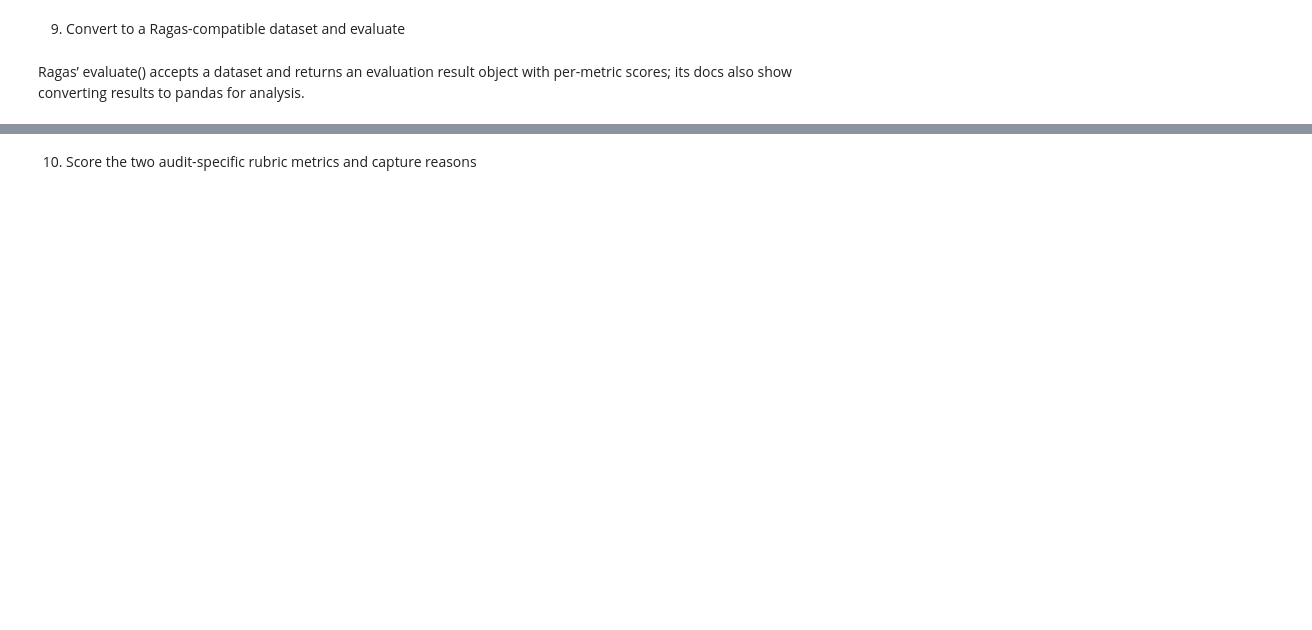
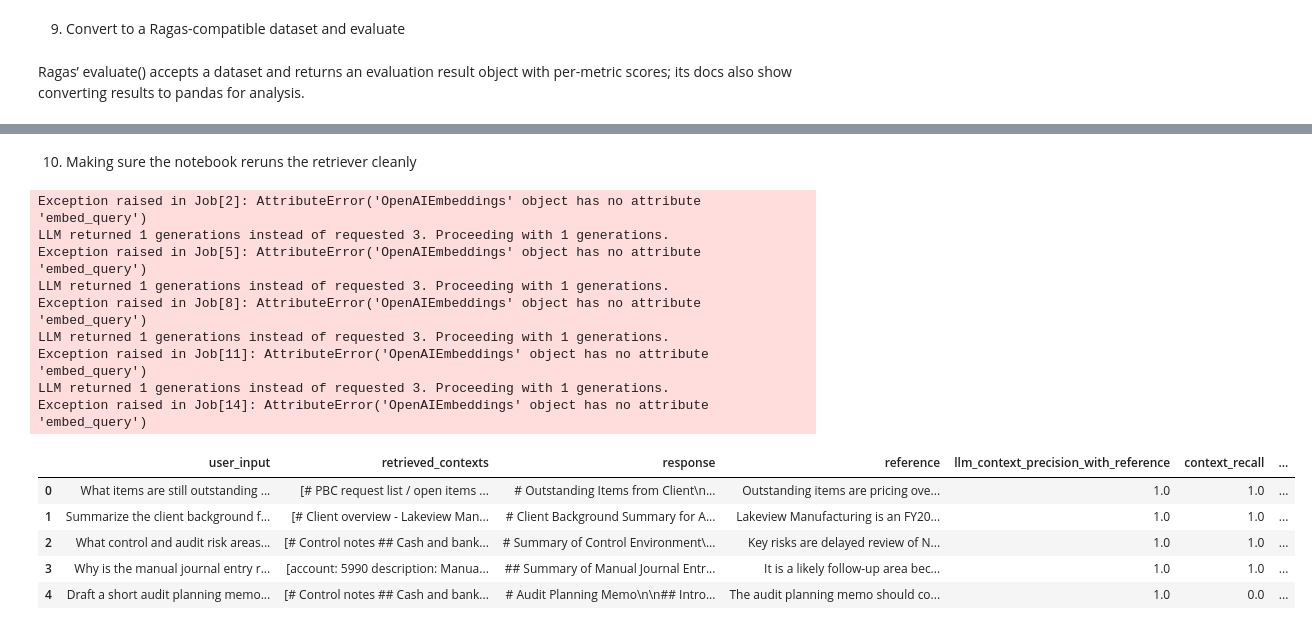
Before and after one commit to KrishanuSinha/Krishanu_AIE9_Assignments, a Jupyter notebook: swarmmate_audit_workpaper_adapter/swarmmate_audit_workpaper_adapter/SwarmMate_project_metric_catalog.ipynb, the cells around one changed output, grey strips where cells are left out. Drawn from its saved outputs; the diff is of its cells as text; code cells hidden in the pictures; blank space fills up the shorter version.

```diff
--- a/swarmmate_audit_workpaper_adapter/swarmmate_audit_workpaper_adapter/SwarmMate_project_metric_catalog.ipynb
+++ b/swarmmate_audit_workpaper_adapter/swarmmate_audit_workpaper_adapter/SwarmMate_project_metric_catalog.ipynb
@@ -399,2 +399,66 @@ Exception raised in Job[14]: AttributeError('OpenAIEmbeddings' object has no att
 # %% [markdown]
-10) Score the two audit-specific rubric metrics and capture reasons
+10) Making sure the notebook reruns the retriever cleanly
+# %%
+def set_retrieval_mode(mode: str, *, fetch_k: int = 12, lambda_mult: float = 0.35):
+    os.environ["RAG_RETRIEVAL_MODE"] = mode
+    os.environ["RAG_MMR_FETCH_K"] = str(fetch_k)
+    os.environ["RAG_MMR_LAMBDA"] = str(lambda_mult)
+
+    if hasattr(rag_module, "_get_vector_store"):
+        rag_module._get_vector_store.cache_clear()
+# %%
+set_retrieval_mode("similarity", fetch_k=12, lambda_mult=0.35)
+
+baseline_runs_df = build_run_df(
+    eval_cases,
+    top_k=int(os.getenv("RAG_TOP_K", "4")),
+    chunk_size=int(os.getenv("RAG_CHUNK_SIZE", "900")),
+    chunk_overlap=int(os.getenv("RAG_CHUNK_OVERLAP", "150")),
+)
+
+baseline_eval_df = baseline_runs_df.copy()
+baseline_eval_df["response_eval"] = baseline_eval_df["response"].apply(lambda x: trim_text(x, max_chars=3500))
+baseline_eval_df["retrieved_contexts_eval"] = baseline_eval_df["retrieved_contexts"].apply(
+    lambda x: trim_contexts(x, max_contexts=4, max_chars_per_context=1200)
+)
+baseline_eval_df["reference_eval"] = baseline_eval_df["reference"].apply(lambda x: trim_text(x, max_chars=2500))
+
+baseline_hf_dataset = Dataset.from_pandas(
+    baseline_eval_df[
+        ["user_input", "retrieved_contexts_eval", "response_eval", "reference_eval"]
+    ].rename(
+        columns={
+            "retrieved_contexts_eval": "retrieved_contexts",
+            "response_eval": "response",
+            "reference_eval": "reference",
+        }
+    ),
+    preserve_index=False,
+)
+
+baseline_result = evaluate(
+    dataset=baseline_hf_dataset,
+    metrics=ragas_metrics,
+    run_config=run_config,
+    raise_exceptions=False,
+    show_progress=True,
+)
+
+baseline_metric_df = baseline_result.to_pandas()
+baseline_metric_df
+# %% [output]
+Exception raised in Job[2]: AttributeError('OpenAIEmbeddings' object has no attribute 'embed_query')
+LLM returned 1 generations instead of requested 3. Proceeding with 1 generations.
+Exception raised in Job[5]: AttributeError('OpenAIEmbeddings' object has no attribute 'embed_query')
+LLM returned 1 generations instead of requested 3. Proceeding with 1 generations.
+Exception raised in Job[8]: AttributeError('OpenAIEmbeddings' object has no attribute 'embed_query')
+LLM returned 1 generations instead of requested 3. Proceeding with 1 generations.
+Exception raised in Job[11]: AttributeError('OpenAIEmbeddings' object has no attribute 'embed_query')
+LLM returned 1 generations instead of requested 3. Proceeding with 1 generations.
+Exception raised in Job[14]: AttributeError('OpenAIEmbeddings' object has no attribute 'embed_query')
+|  | user_input | retrieved_contexts | response | reference | llm_context_precision_with_reference | context_recall | ... |
+| 0 | What items are still outstanding ... | [# PBC request list / open items ... | # Outstanding Items from Client\n... | Outstanding items are pricing ove... | 1.0 | 1.0 | ... |
+| 1 | Summarize the client background f... | [# Client overview - Lakeview Man... | # Client Background Summary for A... | Lakeview Manufacturing is an FY20... | 1.0 | 1.0 | ... |
+| 2 | What control and audit risk areas... | [# Control notes ## Cash and bank... | # Summary of Control Environment\... | Key risks are delayed review of N... | 1.0 | 1.0 | ... |
+| 3 | Why is the manual journal entry r... | [account: 5990 description: Manua... | ## Summary of Manual Journal Entr... | It is a likely follow-up area bec... | 1.0 | 1.0 | ... |
+| 4 | Draft a short audit planning memo... | [# Control notes ## Cash and bank... | # Audit Planning Memo\n\n## Intro... | The audit planning memo should co... | 1.0 | 0.0 | ... |
```
Also changed, not shown: parts of 6 cells of this notebook, 2 other files.
